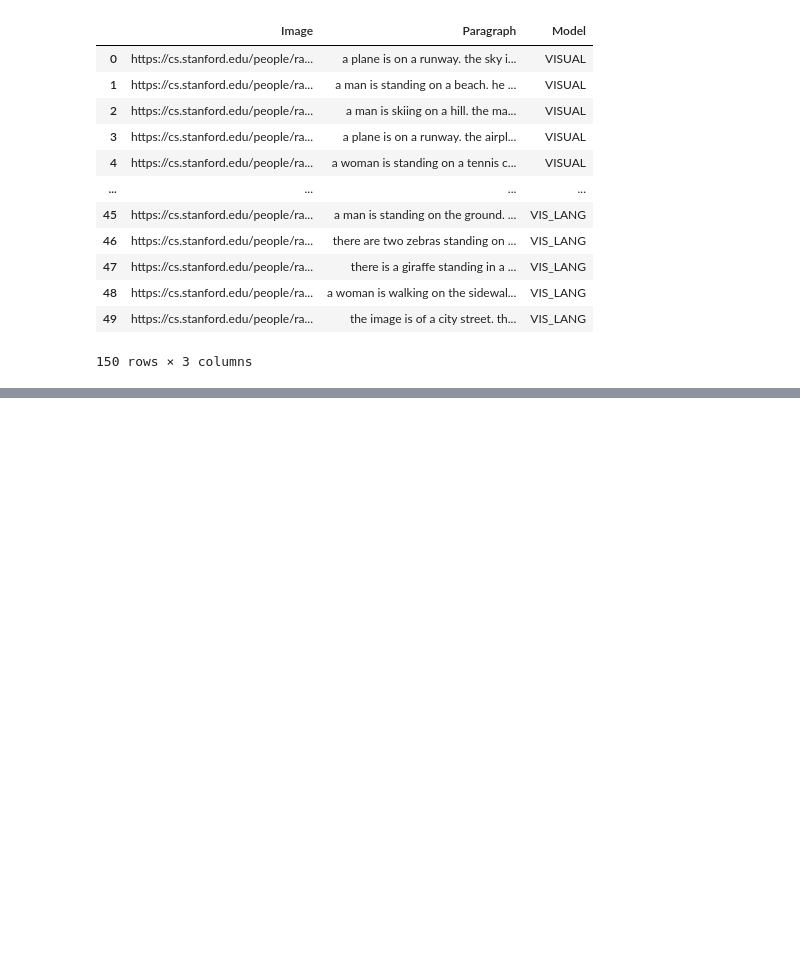
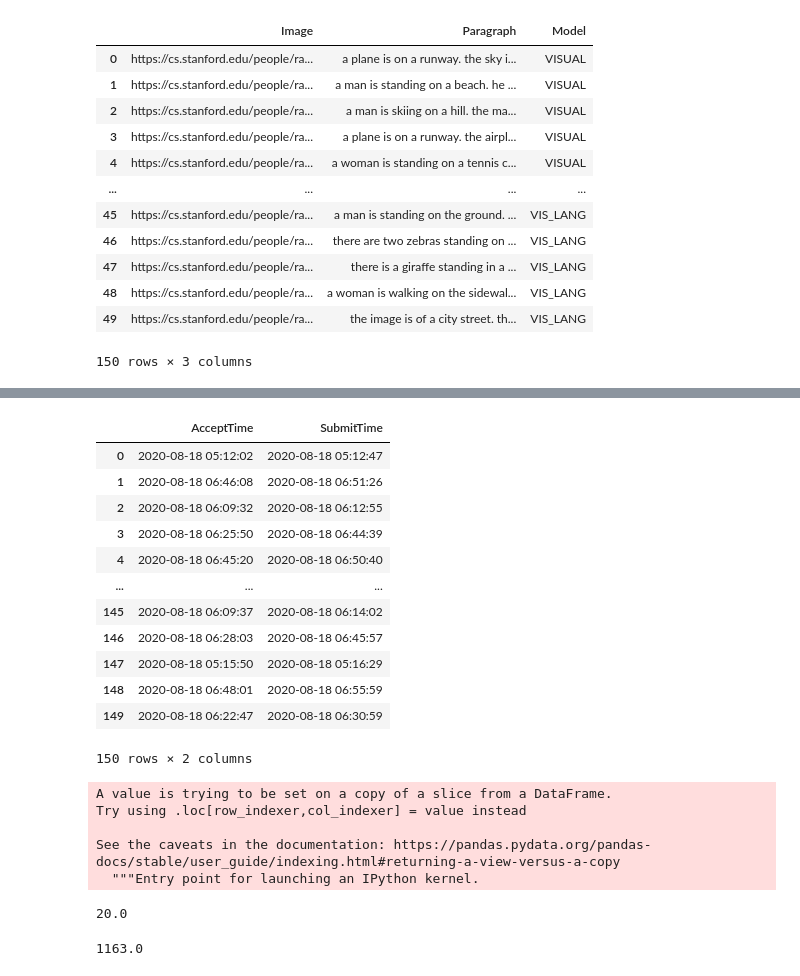
Before and after one commit to nilinykh/01-par-gen, a Jupyter notebook: eval_human/prepare.ipynb, the cells around one changed output, grey strips where cells are left out. Cells and saved outputs as stored; diff of their text form; code cells hidden in the pictures; blank space fills up the shorter version.

Commit message:
view timings

```diff
--- a/eval_human/prepare.ipynb
+++ b/eval_human/prepare.ipynb
@@ -107,0 +242,2 @@ final_concat
+# %%
+timings = worker_df[['AcceptTime', 'SubmitTime']]
@@ -107,0 +253,3 @@ final_concat
+# %%
+timings.loc[:, 'AcceptTime'] = pd.to_datetime(timings['AcceptTime'])
+timings.loc[:, 'SubmitTime'] =  pd.to_datetime(timings['SubmitTime'])
@@ -107,0 +267,24 @@ final_concat
+# %%
+timings
+# %% [output]
+|  | AcceptTime | SubmitTime |
+| 0 | 2020-08-18 05:12:02 | 2020-08-18 05:12:47 |
+| 1 | 2020-08-18 06:46:08 | 2020-08-18 06:51:26 |
+| 2 | 2020-08-18 06:09:32 | 2020-08-18 06:12:55 |
+| 3 | 2020-08-18 06:25:50 | 2020-08-18 06:44:39 |
+| 4 | 2020-08-18 06:45:20 | 2020-08-18 06:50:40 |
+| ... | ... | ... |
+| 145 | 2020-08-18 06:09:37 | 2020-08-18 06:14:02 |
+| 146 | 2020-08-18 06:28:03 | 2020-08-18 06:45:57 |
+| 147 | 2020-08-18 05:15:50 | 2020-08-18 05:16:29 |
+| 148 | 2020-08-18 06:48:01 | 2020-08-18 06:55:59 |
+| 149 | 2020-08-18 06:22:47 | 2020-08-18 06:30:59 |
+150 rows × 2 columns
+# %%
+timings['diff'] = timings['SubmitTime'] - timings['AcceptTime']
+# %% [output]
+A value is trying to be set on a copy of a slice from a DataFrame.
+Try using .loc[row_indexer,col_indexer] = value instead
+
+See the caveats in the documentation: https://pandas.pydata.org/pandas-docs/stable/user_guide/indexing.html#returning-a-view-versus-a-copy
+  """Entry point for launching an IPython kernel.
@@ -107,0 +293,8 @@ final_concat
+# %%
+diff.dt.total_seconds().min()
+# %% [output]
+20.0
+# %%
+diff.dt.total_seconds().max()
+# %% [output]
+1163.0
```
Also changed, not shown: parts of 18 cells of this notebook.
